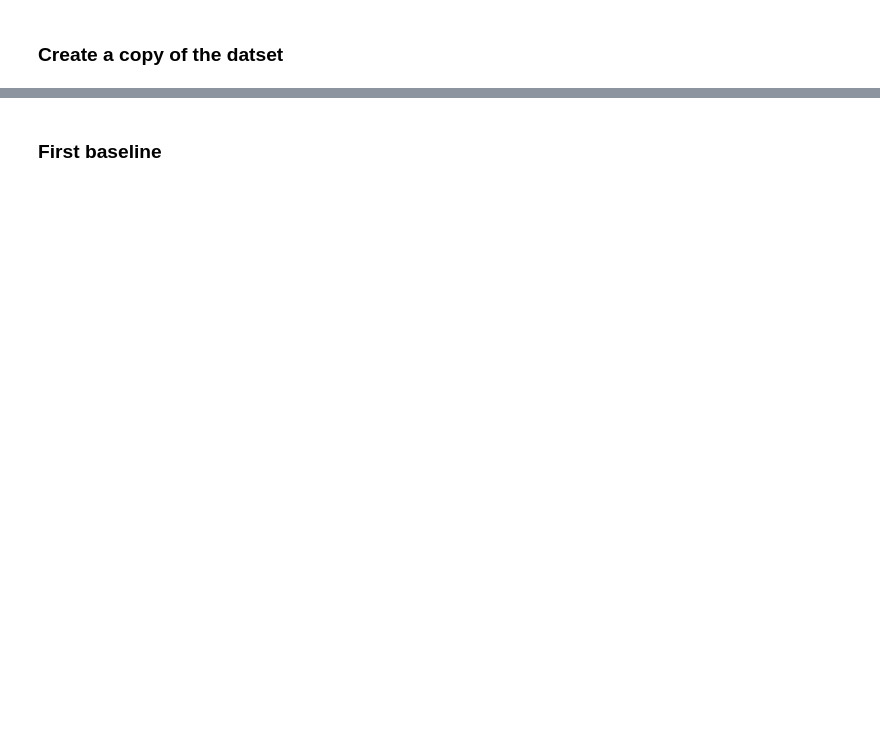
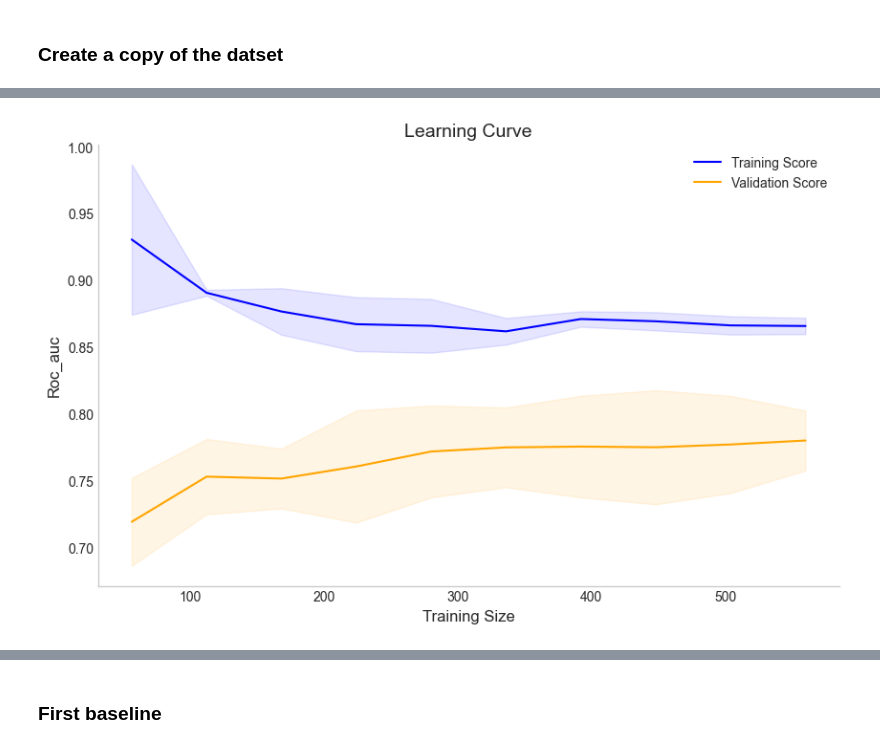
Before and after one commit to ntinasf/credit-risk-svm, a Jupyter notebook: notebooks/feature_engineering.ipynb, the cells around one changed output, grey strips where cells are left out. Cells and saved outputs as stored; diff of their text form; code cells hidden in the pictures; blank space fills up the shorter version.

```diff
--- a/notebooks/feature_engineering.ipynb
+++ b/notebooks/feature_engineering.ipynb
@@ -139,0 +1728,29 @@ train_enc_1.shape
+# %%
+from skopt import BayesSearchCV
+from skopt.space import Real, Integer, Categorical
+
+# Example with SVC
+svc_space = {
+    'C': Real(0.1, 100, prior='log-uniform'),
+    'gamma': Real(1e-4, 1, prior='log-uniform'),
+    'kernel': Categorical(['rbf', 'poly', 'linear', 'sigmoid']),
+    'tol': Real(1e-4, 1e-1, prior='log-uniform')
+}
+
+
+log_reg_space = {
+    'penalty': Categorical(['l1', 'l2']),
+    'C': Real(0.01, 100, prior='log-uniform'),
+    'solver': Categorical(['newton-cg', 'lbfgs', 'liblinear', 'sag', 'saga']),
+    'max_iter': Integer(100, 3000)
+}
+
+xgb_space = {
+    'n_estimators': Integer(50, 1000),
+    'max_depth': Integer(3, 10),
+    'learning_rate': Real(0.01, 0.3, prior='log-uniform'),
+    'subsample': Real(0.5, 1.0),
+    'colsample_bytree': Real(0.5, 1.0),
+    'min_child_weight': Integer(1, 10),
+    'subsample': Real(0.5, 1.0)
+}
@@ -139,0 +1773,8 @@ train_enc_1.shape
+# %%
+from sklearn.svm import SVC
+from sklearn.linear_model import LogisticRegression
+svc_tuned = BayesSearchCV(SVC(), svc_space, n_iter=50, cv=5, scoring='roc_auc', random_state=RANDOM_STATE)
+log_reg_tuned = BayesSearchCV(LogisticRegression(random_state=RANDOM_STATE), log_reg_space, n_iter=50, cv=5, scoring='roc_auc', random_state=RANDOM_STATE)
+# %%
+svc_tuned.fit(train_df_enc, y_train)
+#log_reg_tuned.fit(train_df_enc, y_train)
@@ -139,0 +1787,4 @@ train_enc_1.shape
+# %%
+plot_learning_curve(svc_tuned.best_estimator_, train_df_enc, y_train, cv=5, scoring='roc_auc')
+# %% [output]
+[figure, added]
```
Also changed, not shown: parts of 136 cells of this notebook, 49 other files.
